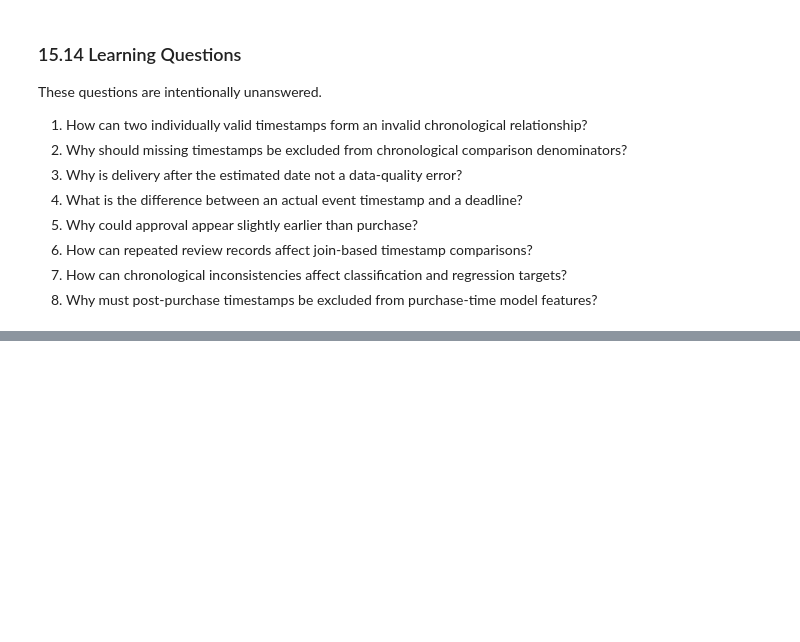
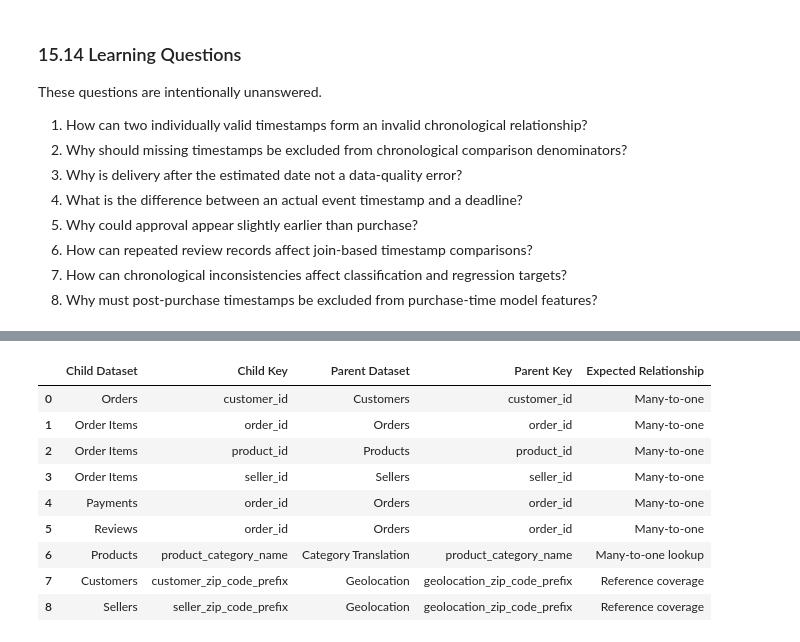
Before and after one commit to mmubashir95/ecommerce-delivery-intelligence, a Jupyter notebook: notebooks/02_data_quality.ipynb, the cells around one changed output, grey strips where cells are left out. Cells and saved outputs as stored; diff of their text form; code cells hidden in the pictures; blank space fills up the shorter version.

```diff
--- a/notebooks/02_data_quality.ipynb
+++ b/notebooks/02_data_quality.ipynb
@@ -3433,0 +3463,24 @@ These questions are intentionally unanswered.
+# %%
+relationship_map = pd.DataFrame([
+    {"Child Dataset": "Orders", "Child Key": "customer_id", "Parent Dataset": "Customers", "Parent Key": "customer_id", "Expected Relationship": "Many-to-one"},
+    {"Child Dataset": "Order Items", "Child Key": "order_id", "Parent Dataset": "Orders", "Parent Key": "order_id", "Expected Relationship": "Many-to-one"},
+    {"Child Dataset": "Order Items", "Child Key": "product_id", "Parent Dataset": "Products", "Parent Key": "product_id", "Expected Relationship": "Many-to-one"},
+    {"Child Dataset": "Order Items", "Child Key": "seller_id", "Parent Dataset": "Sellers", "Parent Key": "seller_id", "Expected Relationship": "Many-to-one"},
+    {"Child Dataset": "Payments", "Child Key": "order_id", "Parent Dataset": "Orders", "Parent Key": "order_id", "Expected Relationship": "Many-to-one"},
+    {"Child Dataset": "Reviews", "Child Key": "order_id", "Parent Dataset": "Orders", "Parent Key": "order_id", "Expected Relationship": "Many-to-one"},
+    {"Child Dataset": "Products", "Child Key": "product_category_name", "Parent Dataset": "Category Translation", "Parent Key": "product_category_name", "Expected Relationship": "Many-to-one lookup"},
+    {"Child Dataset": "Customers", "Child Key": "customer_zip_code_prefix", "Parent Dataset": "Geolocation", "Parent Key": "geolocation_zip_code_prefix", "Expected Relationship": "Reference coverage"},
+    {"Child Dataset": "Sellers", "Child Key": "seller_zip_code_prefix", "Parent Dataset": "Geolocation", "Parent Key": "geolocation_zip_code_prefix", "Expected Relationship": "Reference coverage"},
+])
+display(relationship_map)
+# %% [output]
+|  | Child Dataset | Child Key | Parent Dataset | Parent Key | Expected Relationship |
+| 0 | Orders | customer_id | Customers | customer_id | Many-to-one |
+| 1 | Order Items | order_id | Orders | order_id | Many-to-one |
+| 2 | Order Items | product_id | Products | product_id | Many-to-one |
+| 3 | Order Items | seller_id | Sellers | seller_id | Many-to-one |
+| 4 | Payments | order_id | Orders | order_id | Many-to-one |
+| 5 | Reviews | order_id | Orders | order_id | Many-to-one |
+| 6 | Products | product_category_name | Category Translation | product_category_name | Many-to-one lookup |
+| 7 | Customers | customer_zip_code_prefix | Geolocation | geolocation_zip_code_prefix | Reference coverage |
+| 8 | Sellers | seller_zip_code_prefix | Geolocation | geolocation_zip_code_prefix | Reference coverage |
```
Also changed, not shown: parts of 25 cells of this notebook.
